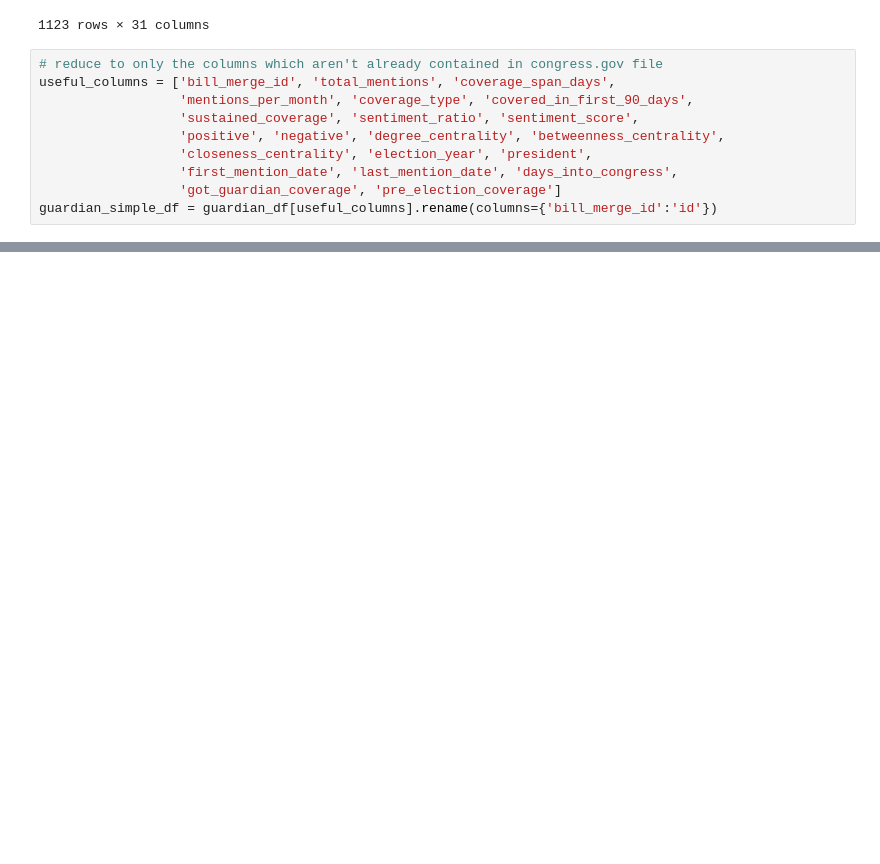
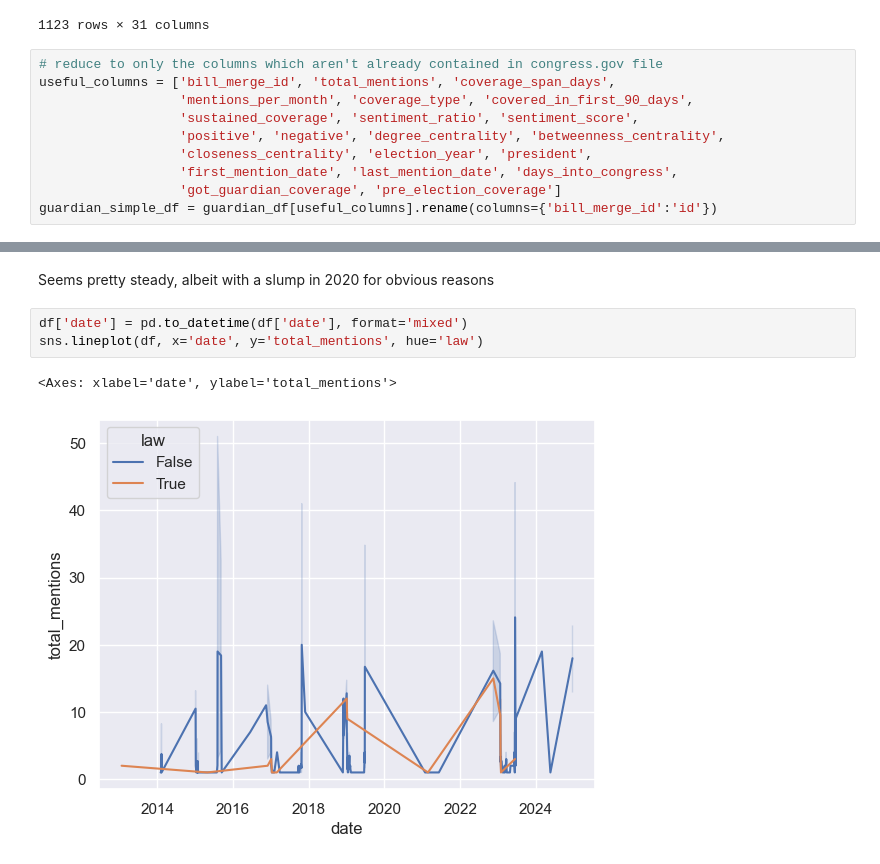
Before and after one commit to Erdos-Projects/fall-2025-will-the-bill-make-it-through-capitol-hill, a Jupyter notebook: Data/notebooks/bills_eda.ipynb, the cells around one changed output, grey strips where cells are left out. Cells and saved outputs as stored; diff of their text form; blank space fills up the shorter version.

```diff
--- a/Data/notebooks/bills_eda.ipynb
+++ b/Data/notebooks/bills_eda.ipynb
@@ -84,0 +154,8 @@ df
+# %% [markdown]
+Seems pretty steady, albeit with a slump in 2020 for obvious reasons
+# %%
+df['date'] = pd.to_datetime(df['date'], format='mixed')
+sns.lineplot(df, x='date', y='total_mentions', hue='law')
+# %% [output]
+<Axes: xlabel='date', ylabel='total_mentions'>
+[figure, added]
```
Also changed, not shown: parts of 12 cells of this notebook, 1 other file.
